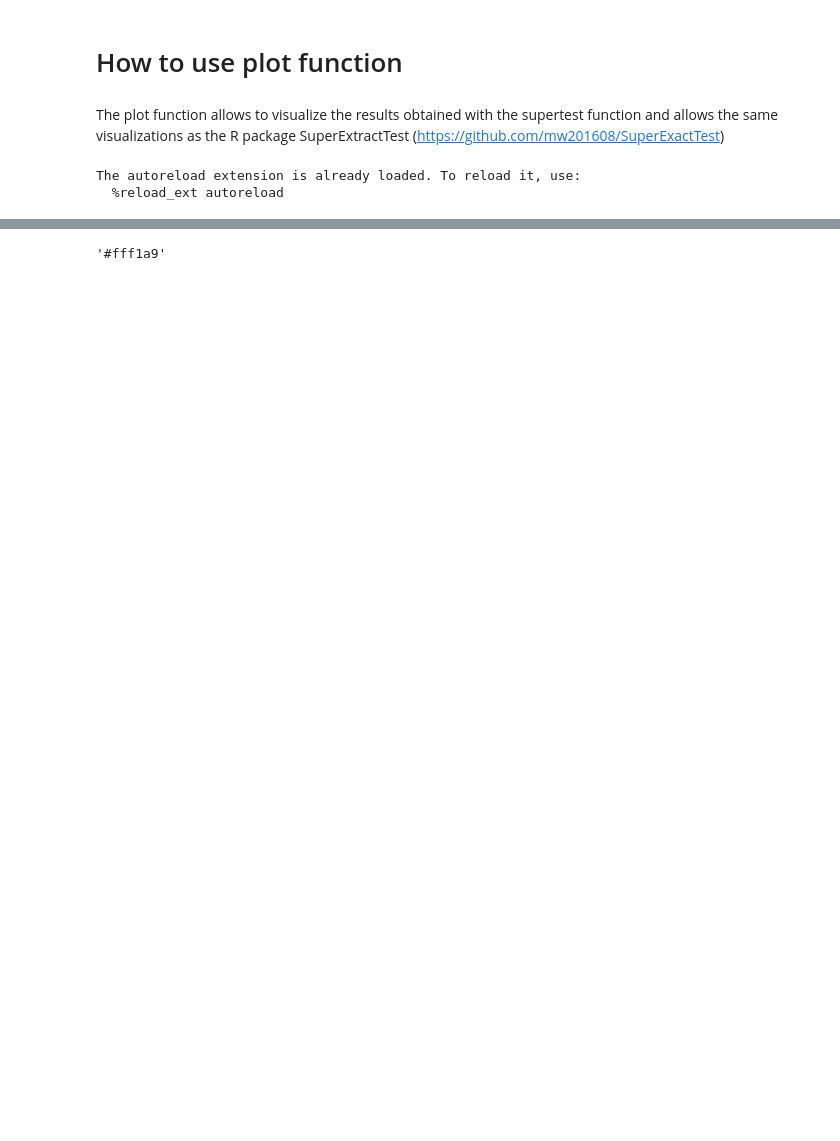
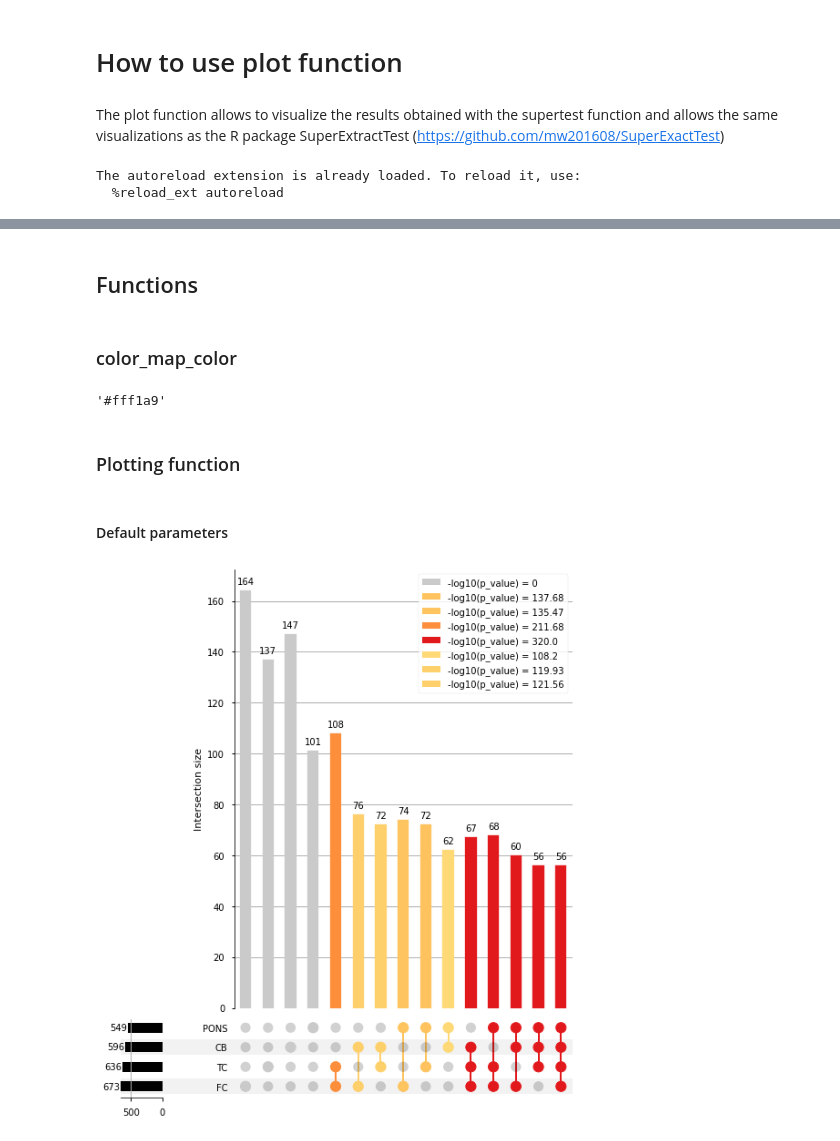
Before and after one commit to theislab/superexacttestpy, a Jupyter notebook: docs/notebooks/06_plot.ipynb, the cells around one changed output, grey strips where cells are left out. Saved outputs shown, nothing was run; the diff lists cells and outputs as text; code cells hidden in the pictures; blank space fills up the shorter version.

```diff
--- a/docs/notebooks/06_plot.ipynb
+++ b/docs/notebooks/06_plot.ipynb
@@ -21,7 +21,19 @@ PONS = ['CHURC1', 'KCTD10', 'PEX6', 'HMBOX1', 'TIMM10', 'GOLGB1', 'MYOM2', 'THNS
 data = [CB,FC,TC,PONS]
 data_name = ["CB","FC","TC","PONS"]
 total = 18196
+# %% [markdown]
+## Functions
+# %% [markdown]
+### color_map_color
 # %%
 stest.pl.color_map_color(10,cmap_name='YlOrRd',vmin=0,vmax=100)
 # %% [output]
 '#fff1a9'
+# %% [markdown]
+### Plotting function
+# %% [markdown]
+#### Default parameters
+# %%
+tmp = stest.pl.plot(data,total,data_name)
+# %% [output]
+[figure, added]
```
Also changed, not shown: parts of 21 cells of this notebook, 5 other files.
